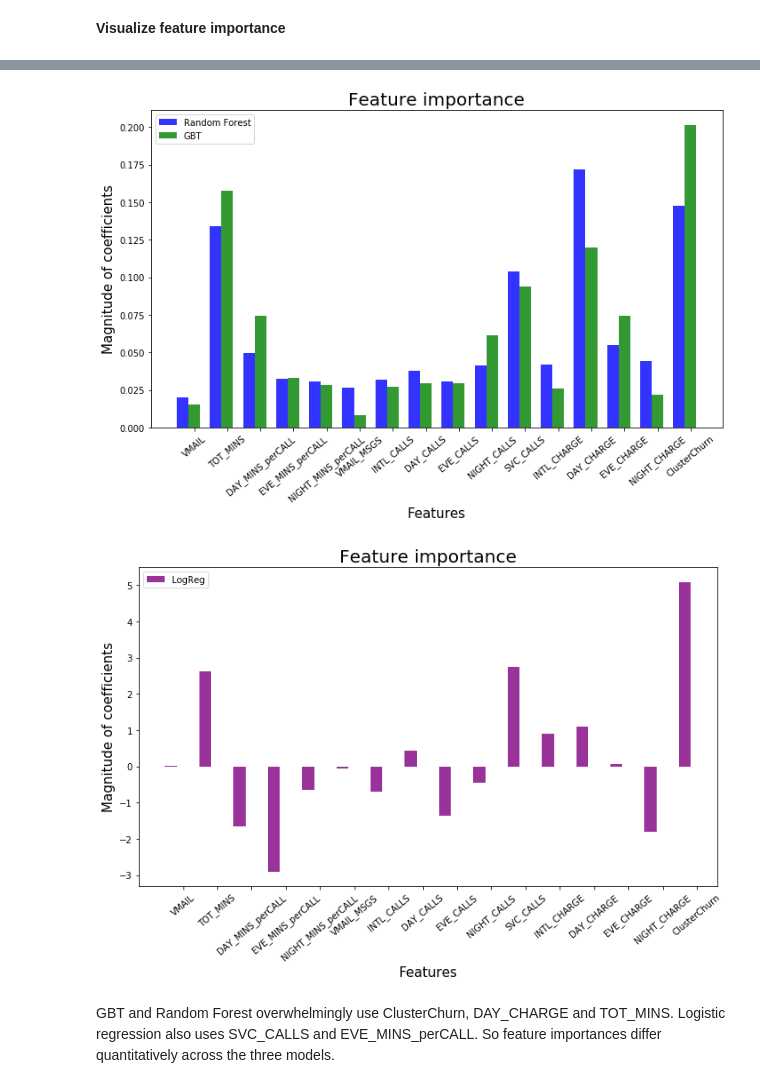
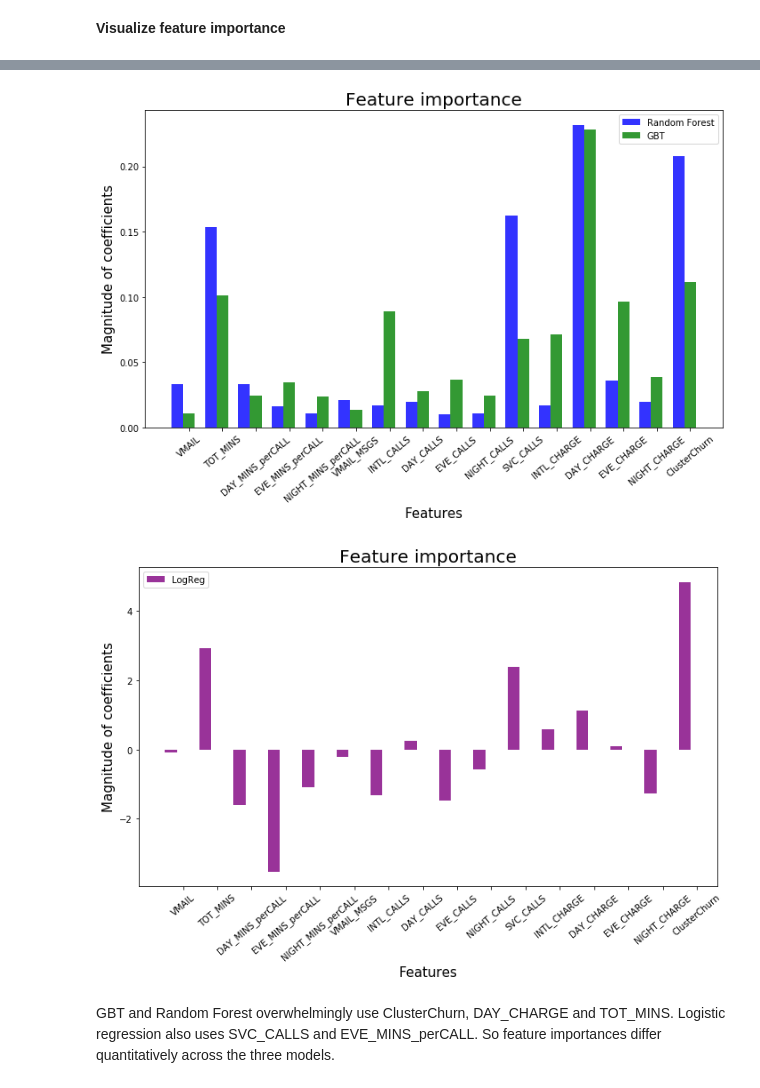
Before and after one commit to ibmdbanalytics/dashdb_analytic_tools, a Jupyter notebook: livy_notebooks/ChurnPrediction/Churn_Prediction_PySpark_2_models.ipynb, the cells around one changed output, grey strips where cells are left out. Cells and saved outputs as stored; diff of their text form; code cells hidden in the pictures.

```diff
--- a/livy_notebooks/ChurnPrediction/Churn_Prediction_PySpark_2_models.ipynb
+++ b/livy_notebooks/ChurnPrediction/Churn_Prediction_PySpark_2_models.ipynb
@@ -648,9 +553,9 @@ features = ['VMAIL', 'TOT_MINS', 'DAY_MINS_perCALL', 'EVE_MINS_perCALL',
 
 # data to plot
 n_groups = len(features)
-coeffs_lr = [0.0066, 2.6291, -1.6682, -2.903, -0.6432, -0.0498, -0.7085, 0.4285, -1.3501, -0.454, 2.7493, 0.911, 1.0986, 0.0627, -1.7958, 5.0908]
-coeffs_rf = [0.020170175244299003,0.13419959540785925,0.049651174001729435,0.03269901184750684,0.030777434018865707,0.02674864764088476,0.03174909273568973,0.03790594273708081,0.03089763926319225,0.041074140044040475,0.10375098162368908,0.041619851557297825,0.17191445492293522,0.05475233084306841,0.044293391911407666,0.14779613620045343]
-coeffs_gbt = [0.015248659738545712,0.1574219102045132,0.07412421503523853,0.033248470805980014,0.028365364741719128,0.00828362145164538,0.02700698513179742,0.029240301288953847,0.02924393528160212,0.061540030409078975,0.09357065125969997,0.025917420771321604,0.11979967731771943,0.07428155330087945,0.02162366743507101,0.20108353582623442]
+coeffs_lr = [-0.09386259923988485,2.9235839702214155,-1.5946744213633792,-3.523996449657361,-1.0974014273860793,-0.20002563166896148,-1.3316802087035136,0.24414285390652987,-1.4810564328283056,-0.5665510108405027,2.391824621343078,0.584648282923254,1.1309286755566572,0.0908866655894535,-1.263577178231951,4.8399176350505355]
+coeffs_rf = [0.03296436857246636,0.15323325753350722,0.03296303497388763,0.016436799374073142,0.010863213900514201,0.021359660215976118,0.017009902215730396,0.019926658400356588,0.010225521141823795,0.010595791218509024,0.16253185707863663,0.0170702876961204,0.23135372495904732,0.03626897723849698,0.019584948263651487,0.20761199721720294]
+coeffs_gbt = [0.010862732505633275,0.10100237704196093,0.024122797414922074,0.034324529067856234,0.02347752182211637,0.01378682618096531,0.08928104459319218,0.02799519369636579,0.03646384546219636,0.02420048163860283,0.06820127049428557,0.07159874143424987,0.22834904468853393,0.0962224441101206,0.03867804616551463,0.11143310368348418]
 
 # define plot
 ax, fig=plt.subplots(figsize=(10,7))
@@ -662,35 +567,35 @@ opacity = 0.8
 plt.bar(index, coeffs_rf, bar_width,alpha=opacity,color='b',label='Random Forest')
 plt.bar(index + bar_width, coeffs_gbt, bar_width, alpha=opacity,color='g',label='GBT')
 
 plt.xticks(index + bar_width, features, rotation = 40)
 
 # Labels
 plt.xlabel('Features', fontsize=15)
 plt.ylabel('Magnitude of coefficients', fontsize=15)
 #plt.xticks(index, features, fontsize=15, rotation=40)
 plt.title('Feature importance', fontsize=20)
 plt.legend()
 plt.tight_layout()
 plt.show()
 
 # Separate plot for logReg because different scale for coefficients
 
 # New figure
 ax1, fig1=plt.subplots(figsize=(10,7))
 # Bar plot
 plt.bar(index, coeffs_lr, bar_width, alpha=opacity, color="purple", label="LogReg")
 plt.xticks(index + bar_width, features, rotation = 40)
 # Labels
 plt.xlabel('Features', fontsize=15)
 plt.ylabel('Magnitude of coefficients', fontsize=15)
 #plt.xticks(index, features, fontsize=15, rotation=40)
 plt.title('Feature importance', fontsize=20)
 plt.legend()
 plt.tight_layout()
 plt.show()
 # %% [output]
-[figure, old version]
+[figure, new version]
-[figure, old version]
+[figure, new version]
 # %% [markdown]
 GBT and Random Forest overwhelmingly use ClusterChurn, DAY_CHARGE and TOT_MINS. Logistic regression also uses SVC_CALLS and EVE_MINS_perCALL. So feature importances differ quantitatively across the three models.
 # %% [markdown]
```
Also changed, not shown: parts of 27 cells of this notebook.
